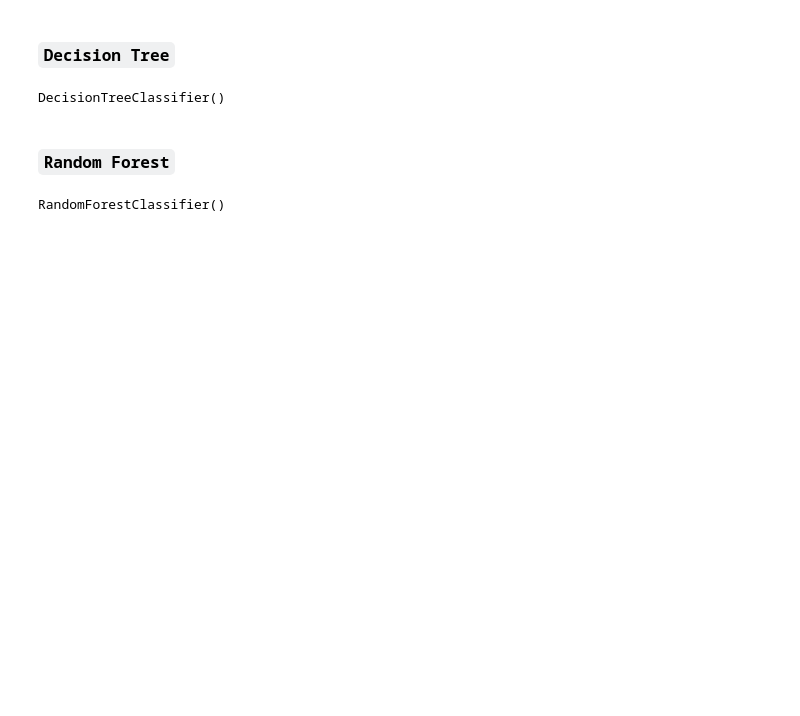
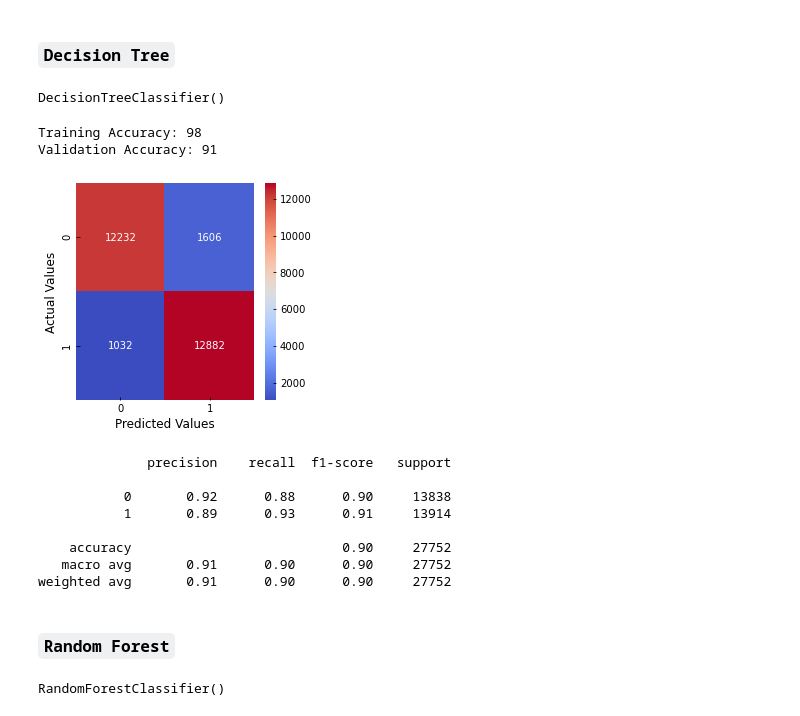
Before and after one commit to raiyan-aegon/My-Portfolio, a Jupyter notebook: Python/Machine Learning/Employee Promotion Prediction/employee_promotion.ipynb, the cells around one changed output. Cells and saved outputs as stored; diff of their text form; code cells hidden in the pictures; blank space fills up the shorter version.

Commit message:
Predictive Modeling

```diff
--- a/Python/Machine Learning/Employee Promotion Prediction/employee_promotion.ipynb
+++ b/Python/Machine Learning/Employee Promotion Prediction/employee_promotion.ipynb
@@ -847,8 +849,10 @@ dt.fit(X_train,y_train)
 # %% [output]
 DecisionTreeClassifier()
 # %%
-def display_ev(model):
+accuracy_score = {}
+def display_ev(model,name):
     # evaluating the decision tree
+    accuracy_score[name] =math.ceil(model.score(X_valid,y_valid)*100)
     print('Training Accuracy:',math.ceil(model.score(X_train,y_train)*100))
     print('Validation Accuracy:',math.ceil(model.score(X_valid,y_valid)*100))
 
@@ -864,7 +868,19 @@ def display_ev(model):
     cr = classification_report(y_valid,y_pred)
     print(cr)
 # %%
-display_ev(dt)
+display_ev(dt,'Decision Tree')
+# %% [output]
+Training Accuracy: 98
+Validation Accuracy: 91
+[figure, added]
+              precision    recall  f1-score   support
+
+           0       0.92      0.88      0.90     13838
+           1       0.89      0.93      0.91     13914
+
+    accuracy                           0.90     27752
+   macro avg       0.91      0.90      0.90     27752
+weighted avg       0.91      0.90      0.90     27752
 # %% [markdown]
 ### `Random Forest`
 # %%
```
Also changed, not shown: parts of 37 cells of this notebook.
